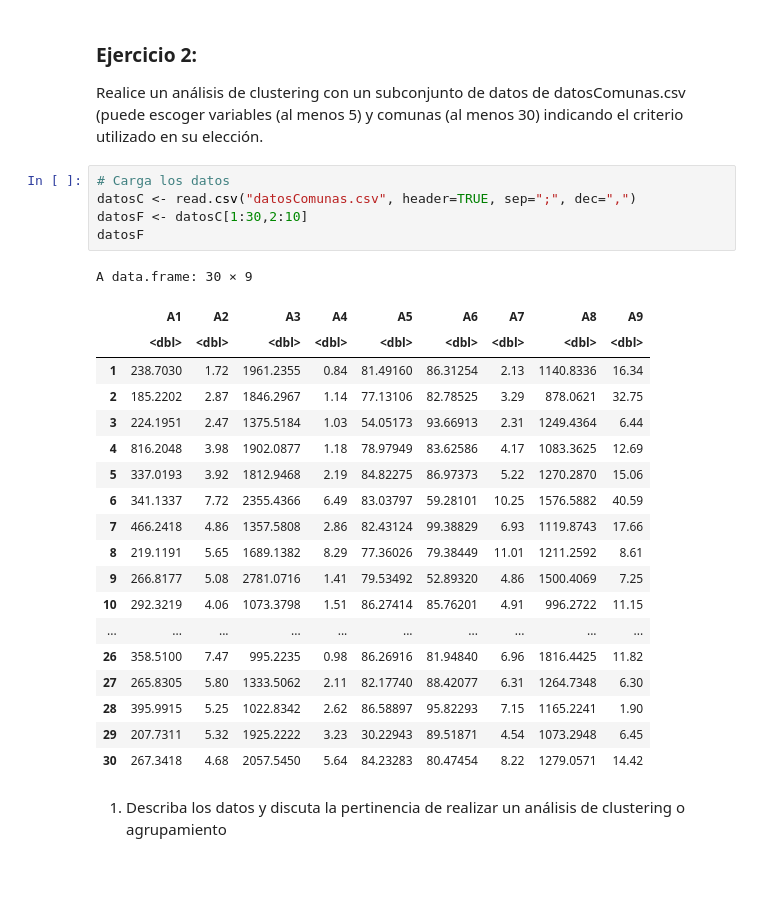
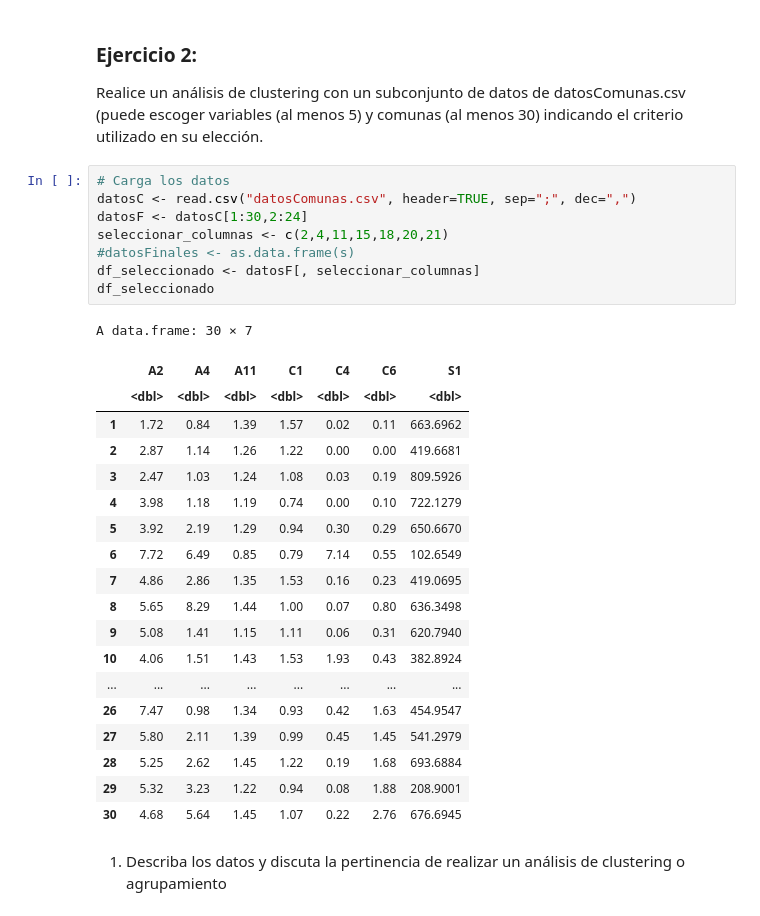
Before and after one commit to Nicol-Huaiquil/INFO257_PCA, a Jupyter notebook: Clustering/K-Means/Clustering_Notebook1.ipynb, the cells around one changed output. Drawn from its saved outputs; the diff is of its cells as text; blank space fills up the shorter version.

```diff
--- a/Clustering/K-Means/Clustering_Notebook1.ipynb
+++ b/Clustering/K-Means/Clustering_Notebook1.ipynb
@@ -194,28 +199,31 @@ Realice un análisis de clustering con un subconjunto de datos de datosComunas.c
 # %%
 # Carga los datos
 datosC <- read.csv("datosComunas.csv", header=TRUE, sep=";", dec=",")
-datosF <- datosC[1:30,2:10]
-datosF
+datosF <- datosC[1:30,2:24]
+seleccionar_columnas <- c(2,4,11,15,18,20,21)
+#datosFinales <- as.data.frame(s)
+df_seleccionado <- datosF[, seleccionar_columnas]
+df_seleccionado
 # %% [output]
-A data.frame: 30 × 9
+A data.frame: 30 × 7
-|  | A1 | A2 | A3 | A4 | A5 | A6 | A7 | A8 | A9 |
-|  | <dbl> | <dbl> | <dbl> | <dbl> | <dbl> | <dbl> | <dbl> | <dbl> | <dbl> |
-| 1 | 238.7030 | 1.72 | 1961.2355 | 0.84 | 81.49160 | 86.31254 | 2.13 | 1140.8336 | 16.34 |
-| 2 | 185.2202 | 2.87 | 1846.2967 | 1.14 | 77.13106 | 82.78525 | 3.29 | 878.0621 | 32.75 |
-| 3 | 224.1951 | 2.47 | 1375.5184 | 1.03 | 54.05173 | 93.66913 | 2.31 | 1249.4364 | 6.44 |
-| 4 | 816.2048 | 3.98 | 1902.0877 | 1.18 | 78.97949 | 83.62586 | 4.17 | 1083.3625 | 12.69 |
-| 5 | 337.0193 | 3.92 | 1812.9468 | 2.19 | 84.82275 | 86.97373 | 5.22 | 1270.2870 | 15.06 |
-| 6 | 341.1337 | 7.72 | 2355.4366 | 6.49 | 83.03797 | 59.28101 | 10.25 | 1576.5882 | 40.59 |
-| 7 | 466.2418 | 4.86 | 1357.5808 | 2.86 | 82.43124 | 99.38829 | 6.93 | 1119.8743 | 17.66 |
-| 8 | 219.1191 | 5.65 | 1689.1382 | 8.29 | 77.36026 | 79.38449 | 11.01 | 1211.2592 | 8.61 |
-| 9 | 266.8177 | 5.08 | 2781.0716 | 1.41 | 79.53492 | 52.89320 | 4.86 | 1500.4069 | 7.25 |
-| 10 | 292.3219 | 4.06 | 1073.3798 | 1.51 | 86.27414 | 85.76201 | 4.91 | 996.2722 | 11.15 |
-| ... | ... | ... | ... | ... | ... | ... | ... | ... | ... |
-| 26 | 358.5100 | 7.47 | 995.2235 | 0.98 | 86.26916 | 81.94840 | 6.96 | 1816.4425 | 11.82 |
-| 27 | 265.8305 | 5.80 | 1333.5062 | 2.11 | 82.17740 | 88.42077 | 6.31 | 1264.7348 | 6.30 |
-| 28 | 395.9915 | 5.25 | 1022.8342 | 2.62 | 86.58897 | 95.82293 | 7.15 | 1165.2241 | 1.90 |
-| 29 | 207.7311 | 5.32 | 1925.2222 | 3.23 | 30.22943 | 89.51871 | 4.54 | 1073.2948 | 6.45 |
-| 30 | 267.3418 | 4.68 | 2057.5450 | 5.64 | 84.23283 | 80.47454 | 8.22 | 1279.0571 | 14.42 |
+|  | A2 | A4 | A11 | C1 | C4 | C6 | S1 |
+|  | <dbl> | <dbl> | <dbl> | <dbl> | <dbl> | <dbl> | <dbl> |
+| 1 | 1.72 | 0.84 | 1.39 | 1.57 | 0.02 | 0.11 | 663.6962 |
+| 2 | 2.87 | 1.14 | 1.26 | 1.22 | 0.00 | 0.00 | 419.6681 |
+| 3 | 2.47 | 1.03 | 1.24 | 1.08 | 0.03 | 0.19 | 809.5926 |
+| 4 | 3.98 | 1.18 | 1.19 | 0.74 | 0.00 | 0.10 | 722.1279 |
+| 5 | 3.92 | 2.19 | 1.29 | 0.94 | 0.30 | 0.29 | 650.6670 |
+| 6 | 7.72 | 6.49 | 0.85 | 0.79 | 7.14 | 0.55 | 102.6549 |
+| 7 | 4.86 | 2.86 | 1.35 | 1.53 | 0.16 | 0.23 | 419.0695 |
+| 8 | 5.65 | 8.29 | 1.44 | 1.00 | 0.07 | 0.80 | 636.3498 |
+| 9 | 5.08 | 1.41 | 1.15 | 1.11 | 0.06 | 0.31 | 620.7940 |
+| 10 | 4.06 | 1.51 | 1.43 | 1.53 | 1.93 | 0.43 | 382.8924 |
+| ... | ... | ... | ... | ... | ... | ... | ... |
+| 26 | 7.47 | 0.98 | 1.34 | 0.93 | 0.42 | 1.63 | 454.9547 |
+| 27 | 5.80 | 2.11 | 1.39 | 0.99 | 0.45 | 1.45 | 541.2979 |
+| 28 | 5.25 | 2.62 | 1.45 | 1.22 | 0.19 | 1.68 | 693.6884 |
+| 29 | 5.32 | 3.23 | 1.22 | 0.94 | 0.08 | 1.88 | 208.9001 |
+| 30 | 4.68 | 5.64 | 1.45 | 1.07 | 0.22 | 2.76 | 676.6945 |
 # %% [markdown]
 1. Describa los datos y discuta la pertinencia de realizar un análisis de clustering o agrupamiento
 # %%
```
Also changed, not shown: parts of 11 cells of this notebook.
